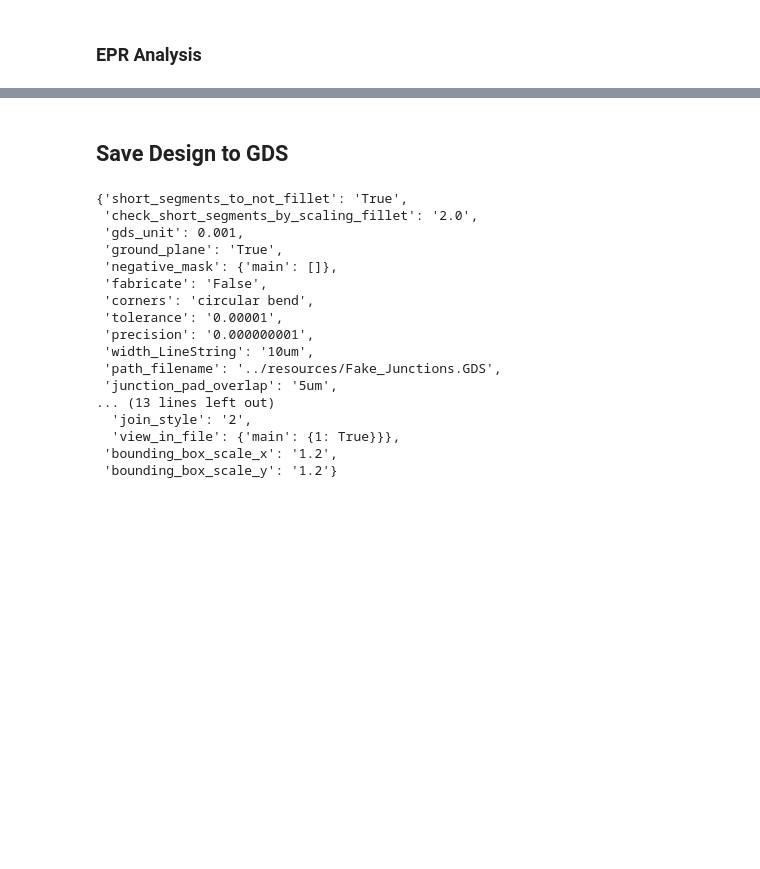
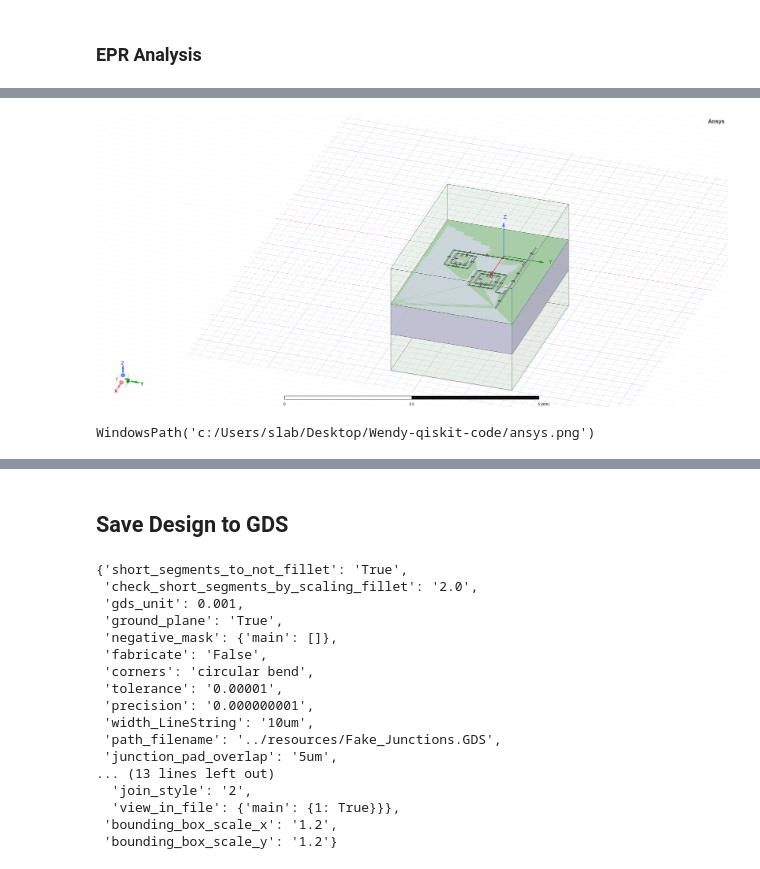
Before and after one commit to Wendywanw/Wendy-qiskit-code, a Jupyter notebook: Multiple_pocket_simulation.ipynb, the cells around one changed output, grey strips where cells are left out. Cells and saved outputs as stored; diff of their text form; code cells hidden in the pictures; blank space fills up the shorter version.

```diff
--- a/Multiple_pocket_simulation.ipynb
+++ b/Multiple_pocket_simulation.ipynb
@@ -406,0 +464,2 @@ True
+# %%
+eig_2qb = EPRanalysis(design, "hfss")
@@ -406,0 +470,7 @@ True
+# %%
+eig_2qb.sim.setup.max_passes = 15
+eig_2qb.sim.setup.max_delta_f = 0.05
+eig_2qb.sim.setup.n_modes = 2
+eig_2qb.sim.setup.vars = Dict(Lj1= '13 nH', Cj1= '0 fF',
+                           Lj2= '13 nH', Cj2= '0 fF')
+eig_2qb.sim.setup
@@ -406,0 +490,4 @@ True
+# %%
+eig_2qb.sim.renderer.options['x_buffer_width_mm'] = 0.5
+eig_2qb.sim.renderer.options['y_buffer_width_mm'] = 0.5
+eig_2qb.sim.renderer.options
@@ -406,0 +512,4 @@ True
+# %%
+eig_2qb.sim.run(name="TwoTransmons1",
+                components=['cpw_1','Q1','TQ1','cpw_2','Q2','TQ2','cpw_middle','cpw_left','cpw_right','left','right'],
+                open_terminations=[('left', 'open'),('right','open')])
@@ -406,0 +524,5 @@ True
+# %%
+eig_2qb.sim.save_screenshot()
+# %% [output]
+[figure, added]
+WindowsPath('c:/Users/slab/Desktop/Wendy-qiskit-code/ansys.png')
```
Also changed, not shown: parts of 37 cells of this notebook, 4 other files.
